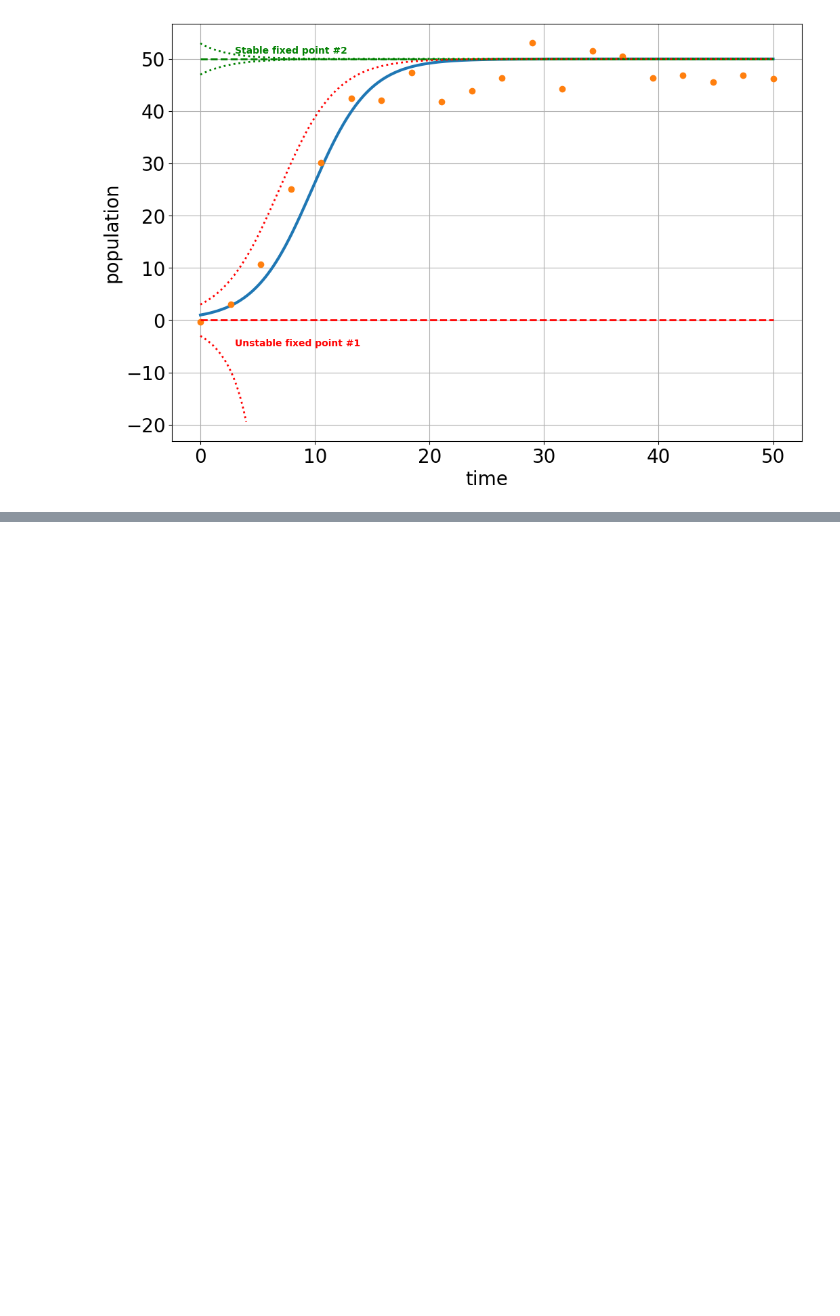
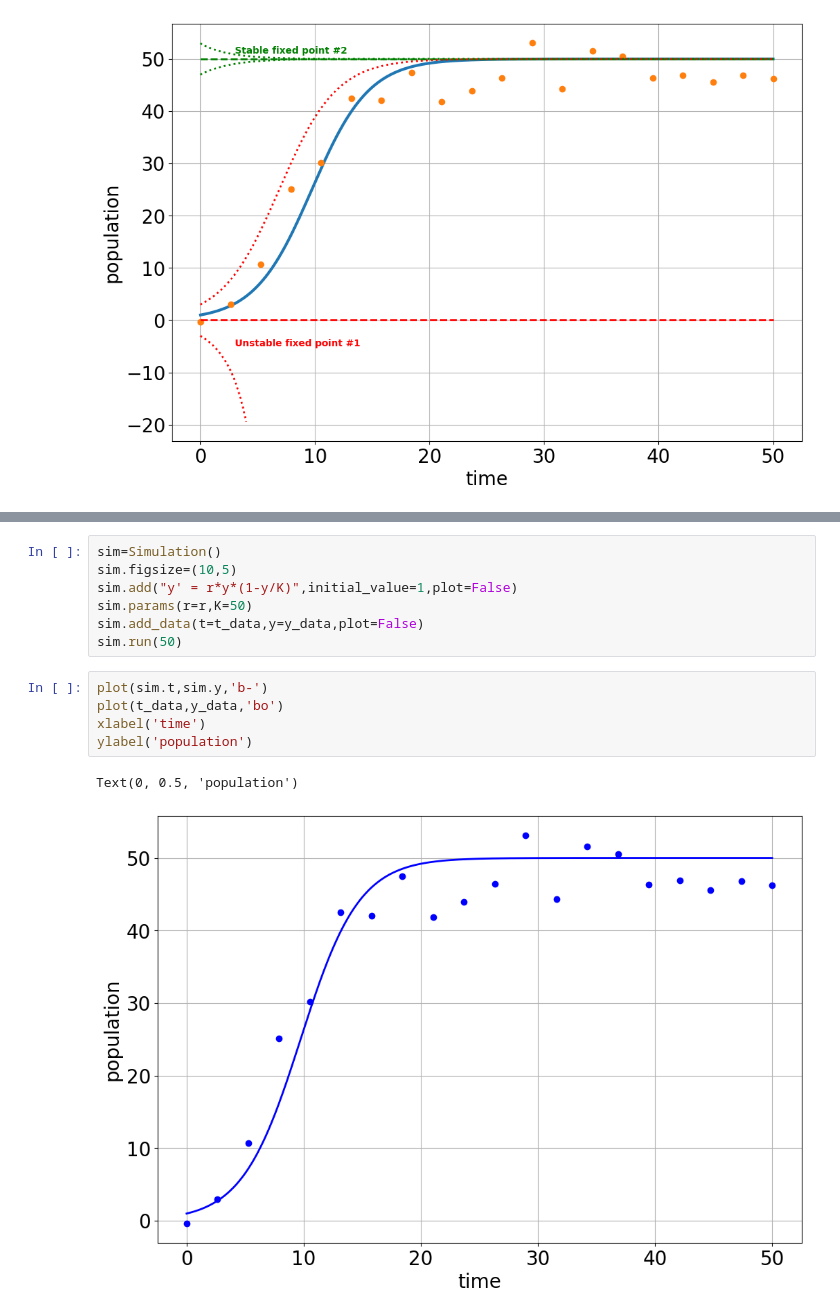
Before and after one commit to bblais/Computer-Programming-for-the-Sciences-Spring-2024, a Jupyter notebook: Sprint #2 - Dynamical Systems and Parameters/2024-03-07 - Example Demo Plot Logistic Growth.ipynb, the cells around one changed output, grey strips where cells are left out. Cells and saved outputs as stored; diff of their text form; blank space fills up the shorter version.

```diff
--- a/Sprint #2 - Dynamical Systems and Parameters/2024-03-07 - Example Demo Plot Logistic Growth.ipynb
+++ b/Sprint #2 - Dynamical Systems and Parameters/2024-03-07 - Example Demo Plot Logistic Growth.ipynb
@@ -72,0 +83,15 @@ Text(3, -5, 'Unstable fixed point #1')
+# %%
+sim=Simulation()
+sim.figsize=(10,5)
+sim.add("y' = r*y*(1-y/K)",initial_value=1,plot=False)
+sim.params(r=r,K=50)
+sim.add_data(t=t_data,y=y_data,plot=False)
+sim.run(50)
+# %%
+plot(sim.t,sim.y,'b-')
+plot(t_data,y_data,'bo')
+xlabel('time')
+ylabel('population')
+# %% [output]
+Text(0, 0.5, 'population')
+[figure, added]
```
Also changed, not shown: parts of 1 cell of this notebook, 1 other file.
